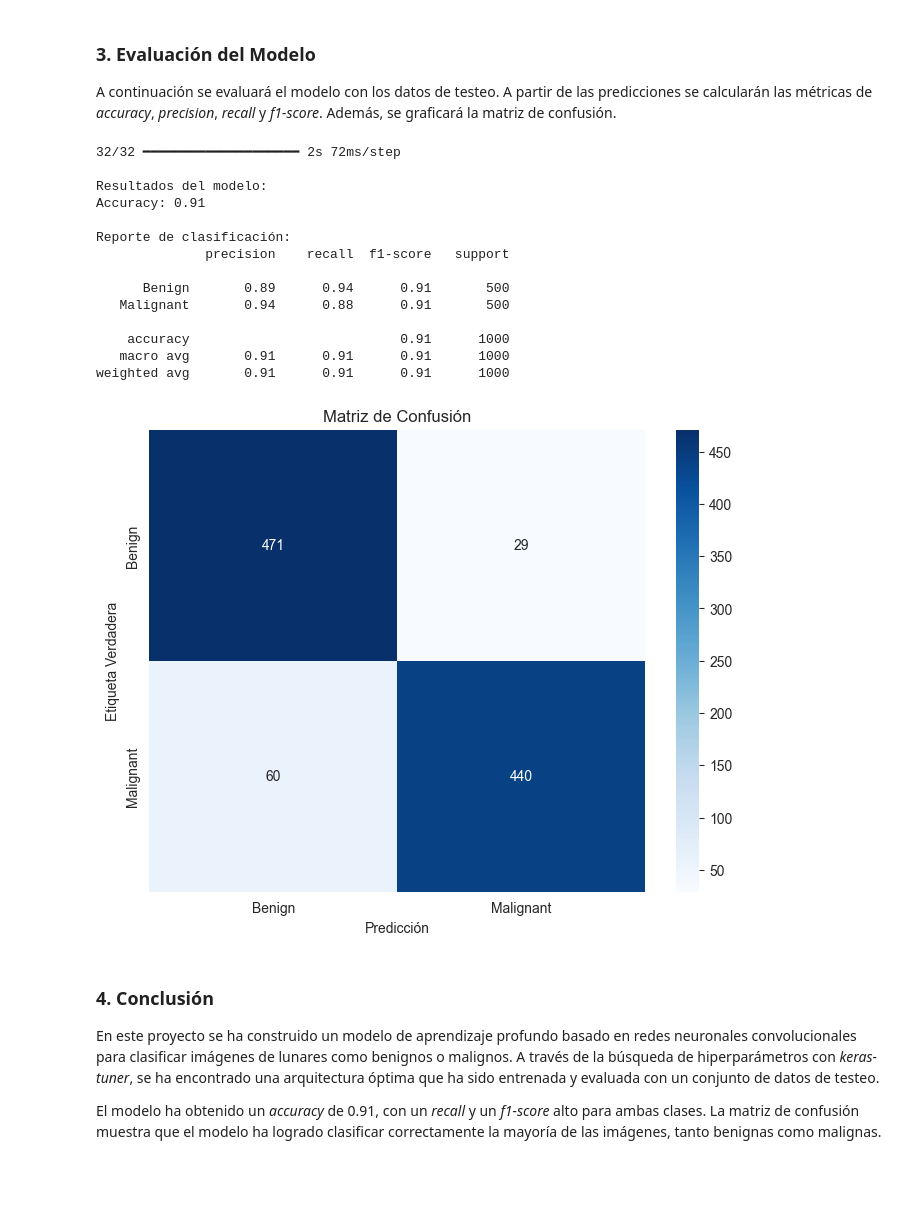
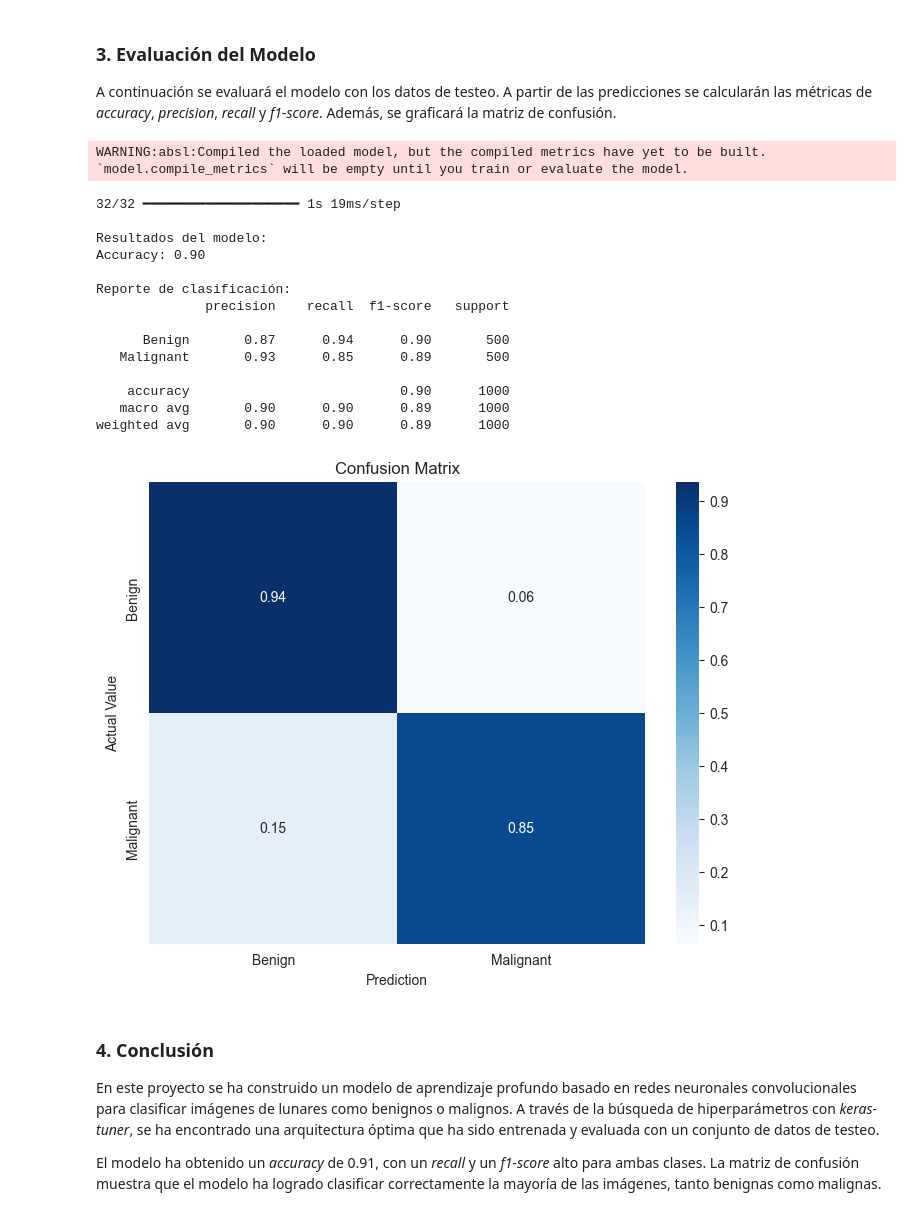
Before and after one commit to frandevaux/Melanoma-detection, a Jupyter notebook: melanoma_detection.ipynb, the cells around one changed output. Drawn from its saved outputs; the diff is of its cells as text; code cells hidden in the pictures; blank space fills up the shorter version.

```diff
--- a/melanoma_detection.ipynb
+++ b/melanoma_detection.ipynb
@@ -155,14 +185,14 @@ tuner = kt.RandomSearch(
     objective='val_accuracy',
     max_trials=20,
     executions_per_trial=1,
-    directory='my_dir2',
+    directory='my_dir',
     project_name='melanoma_tuning2'
 )
 
 # Crear el callback de EarlyStopping
 early_stopping = tf.keras.callbacks.EarlyStopping(
     monitor='val_loss',
-    patience=5,
+    patience=12,
     restore_best_weights=True
 )
 # %% [markdown]
@@ -301,53 +330,55 @@ A continuación se evaluará el modelo con los datos de testeo. A partir de las
 # %%
 def evaluate_model(test_folder, model_path=None):
     # Cargar el modelo guardado
     if model_path:
         model = tf.keras.models.load_model(model_path)
     else:
         model = best_model
 
     # Cargar imágenes de la carpeta de prueba
     X_test, y_test = load_images_from_directory(test_folder)
     X_test = X_test / 255.0  # Normalizar imágenes
 
     # Realizar predicciones
     y_pred = model.predict(X_test)
     y_pred = (y_pred > 0.5).astype(int).flatten()  # Convertir a 0 o 1
 
     # Calcular y mostrar métricas
     print("\nResultados del modelo:")
     print(f"Accuracy: {accuracy_score(y_test, y_pred):.2f}")
     print("\nReporte de clasificación:")
     print(classification_report(y_test, y_pred, target_names=['Benign', 'Malignant']))
 
-    # Crear matriz de confusión
-    conf_matrix = confusion_matrix(y_test, y_pred)
+    # Crear matriz de confusión normalizada
+    conf_matrix = confusion_matrix(y_test, y_pred, normalize='true')
 
     # Graficar matriz de confusión
     plt.figure(figsize=(8, 6))
-    sns.heatmap(conf_matrix, annot=True, fmt='d', cmap='Blues', xticklabels=['Benign', 'Malignant'], yticklabels=['Benign', 'Malignant'])
-    plt.title('Matriz de Confusión')
-    plt.xlabel('Predicción')
-    plt.ylabel('Etiqueta Verdadera')
+    sns.heatmap(conf_matrix, annot=True, fmt='.2f', cmap='Blues',
+                xticklabels=['Benign', 'Malignant'], yticklabels=['Benign', 'Malignant'])
+    plt.title('Confusion Matrix')
+    plt.xlabel('Prediction')
+    plt.ylabel('Actual Value')
     plt.show()
 
 evaluate_model(test_dir)
 # %% [output]
-32/32 ━━━━━━━━━━━━━━━━━━━━ 2s 72ms/step
-
-Resultados del modelo:
-Accuracy: 0.91
-
-Reporte de clasificación:
-              precision    recall  f1-score   support
-
-      Benign       0.89      0.94      0.91       500
-   Malignant       0.94      0.88      0.91       500
-
-    accuracy                           0.91      1000
-   macro avg       0.91      0.91      0.91      1000
-weighted avg       0.91      0.91      0.91      1000
+WARNING:absl:Compiled the loaded model, but the compiled metrics have yet to be built. `model.compile_metrics` will be empty until you train or evaluate the model.
+32/32 ━━━━━━━━━━━━━━━━━━━━ 1s 19ms/step
+
+Resultados del modelo:
+Accuracy: 0.90
+
+Reporte de clasificación:
+              precision    recall  f1-score   support
+
+      Benign       0.87      0.94      0.90       500
+   Malignant       0.93      0.85      0.89       500
+
+    accuracy                           0.90      1000
+   macro avg       0.90      0.90      0.89      1000
+weighted avg       0.90      0.90      0.89      1000
-[figure, old version]
+[figure, new version]
 # %% [markdown]
 ### 4. Conclusión
 
```
Also changed, not shown: parts of 3 cells of this notebook, 7 other files.
